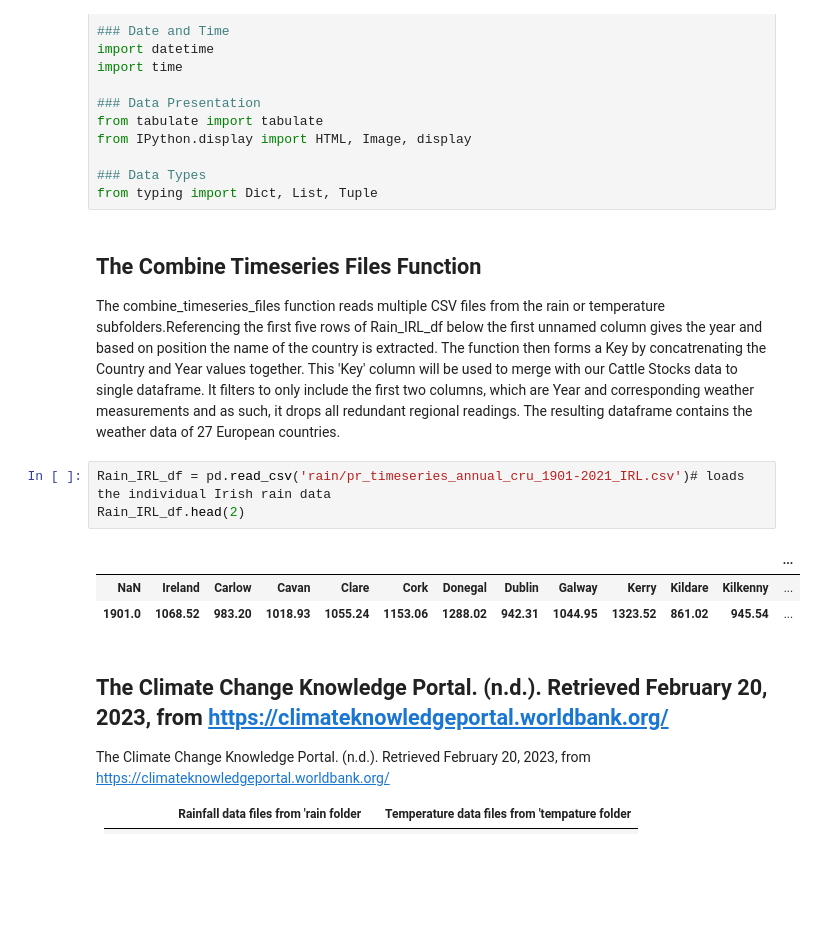
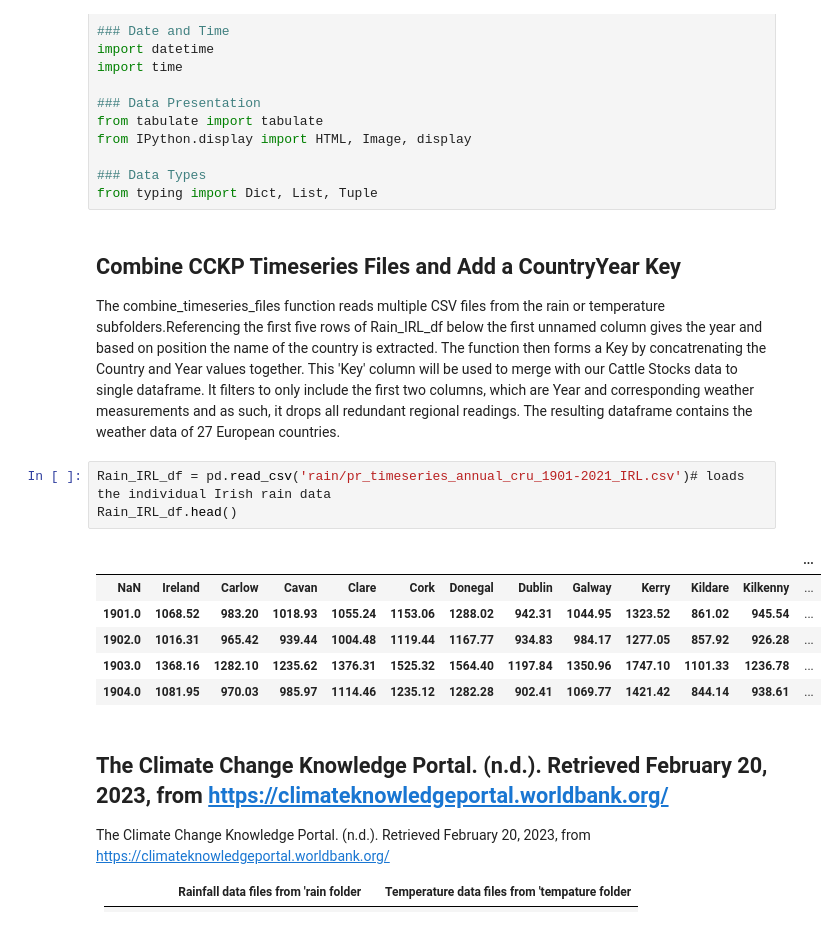
Before and after one commit to ronandownes/beef, a Jupyter notebook: 02_dw_beef.ipynb, the cells around one changed output. Drawn from its saved outputs; the diff is of its cells as text; blank space fills up the shorter version.

```diff
--- a/02_dw_beef.ipynb
+++ b/02_dw_beef.ipynb
@@ -60,16 +60,19 @@ from IPython.display import HTML, Image, display
 from typing import Dict, List, Tuple
 # %% [markdown]
 
-## The Combine Timeseries Files Function
+##  Combine CCKP  Timeseries Files and Add a CountryYear Key
 
 The combine_timeseries_files function reads multiple CSV files from the rain or temperature subfolders.Referencing the first five rows of Rain_IRL_df  below  the first unnamed column gives the year and based on position the name of the country is extracted. The function then forms a Key by concatrenating the Country and Year values together. This 'Key' column  will be  used to merge with our Cattle Stocks data   to single dataframe. It filters to only include the first two columns, which are Year and corresponding weather measurements and as such, it drops all redundant regional readings. The resulting dataframe contains the weather data of 27 European countries.
 # %%
 Rain_IRL_df = pd.read_csv('rain/pr_timeseries_annual_cru_1901-2021_IRL.csv')# loads the individual Irish rain data
-Rain_IRL_df.head(2)
+Rain_IRL_df.head()
 # %% [output]
 |  |  |  |  |  |  |  |  |  |  |  |  | ... |
 | NaN | Ireland | Carlow | Cavan | Clare | Cork | Donegal | Dublin | Galway | Kerry | Kildare | Kilkenny | ... |
 | 1901.0 | 1068.52 | 983.20 | 1018.93 | 1055.24 | 1153.06 | 1288.02 | 942.31 | 1044.95 | 1323.52 | 861.02 | 945.54 | ... |
+| 1902.0 | 1016.31 | 965.42 | 939.44 | 1004.48 | 1119.44 | 1167.77 | 934.83 | 984.17 | 1277.05 | 857.92 | 926.28 | ... |
+| 1903.0 | 1368.16 | 1282.10 | 1235.62 | 1376.31 | 1525.32 | 1564.40 | 1197.84 | 1350.96 | 1747.10 | 1101.33 | 1236.78 | ... |
+| 1904.0 | 1081.95 | 970.03 | 985.97 | 1114.46 | 1235.12 | 1282.28 | 902.41 | 1069.77 | 1421.42 | 844.14 | 938.61 | ... |
 # %% [markdown]
 
 
```
Also changed, not shown: parts of 3 cells of this notebook, 34 other files.
